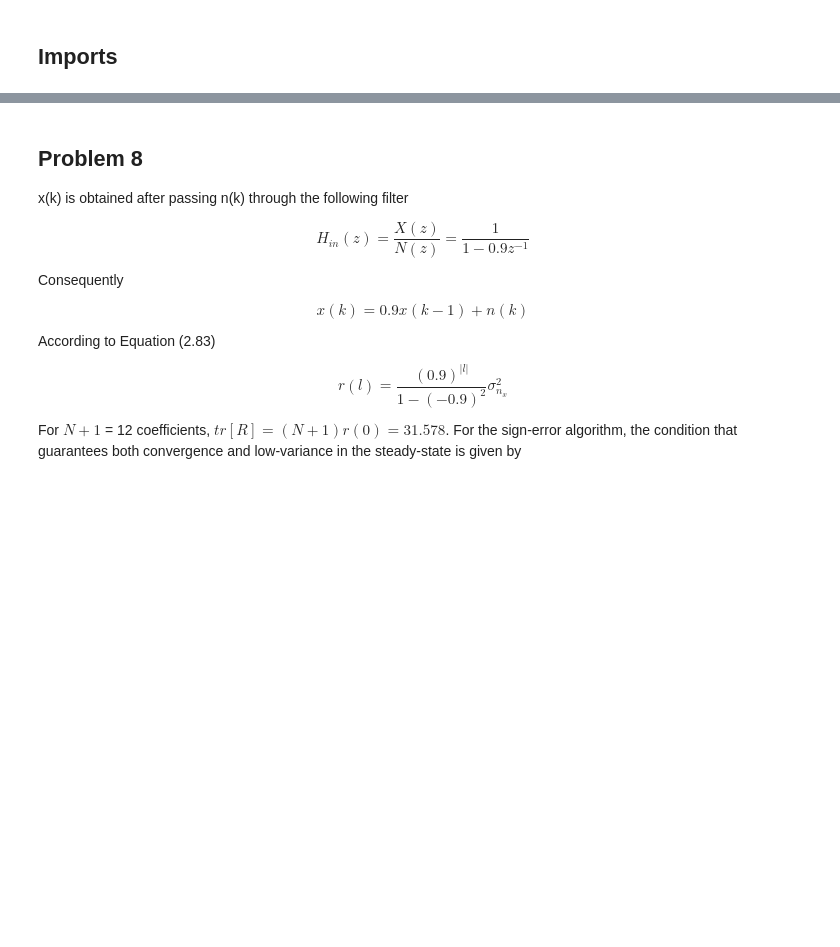
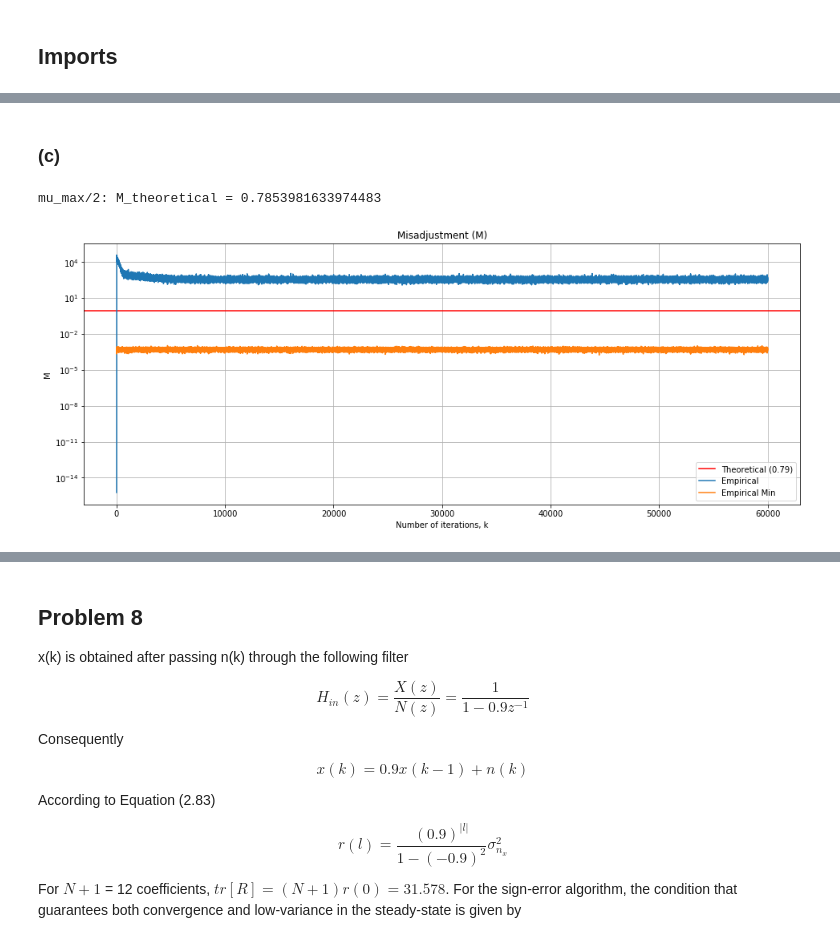
Before and after one commit to guedes-joaofelipe/adaptive-filtering, a Jupyter notebook: Notebooks/exercises_chap4.ipynb, the cells around one changed output, grey strips where cells are left out. Drawn from its saved outputs; the diff is of its cells as text; code cells hidden in the pictures; blank space fills up the shorter version.

```diff
--- a/Notebooks/exercises_chap4.ipynb
+++ b/Notebooks/exercises_chap4.ipynb
@@ -16,0 +82,20 @@ j = complex(0,1)
+# %% [markdown]
+### (c)
+# %%
+M = lambda mu: mu*np.sqrt(np.pi/(2*mse_min_estimate))*np.trace(R)
+m_theoretical = M(mu)
+print ('mu_max/{}: M_theoretical = {}'.format(frac, M(mu)))
+fig, ax = plt.subplots(ncols=1, nrows=1, figsize=(16,6))
+ax.axhline(m_theoretical, c='red', label='Theoretical ({:.02f})'.format(m_theoretical))
+ax.plot(np.divide(MSEexc_av,MSEmin_av), label='Empirical')
+ax.plot(MSEmin_av, label='Empirical Min')
+ax.grid(True)
+ax.set_title('Misadjustment (M)'), ax.set_xlabel('Number of iterations, k'), ax.set_ylabel('M')
+ax.legend()
+ax.set_yscale('log')
+
+if output_filepath is not None:
+    fig.savefig(output_filepath + 'c_misadjustment_mu'+str(frac)+'.jpg', bbox_inches = 'tight')
+# %% [output]
+mu_max/2: M_theoretical = 0.7853981633974483
+[figure, added]
```
Also changed, not shown: parts of 16 cells of this notebook, 30 other files.
